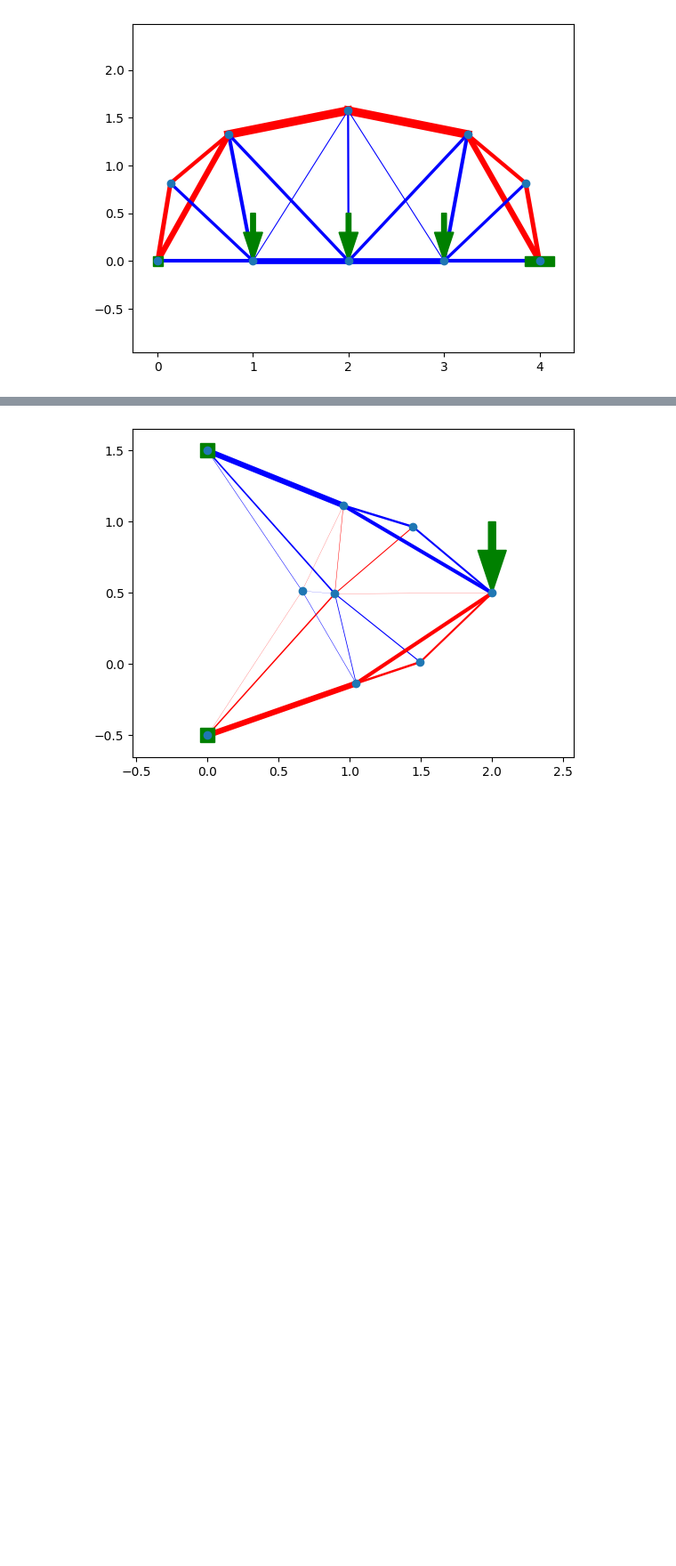
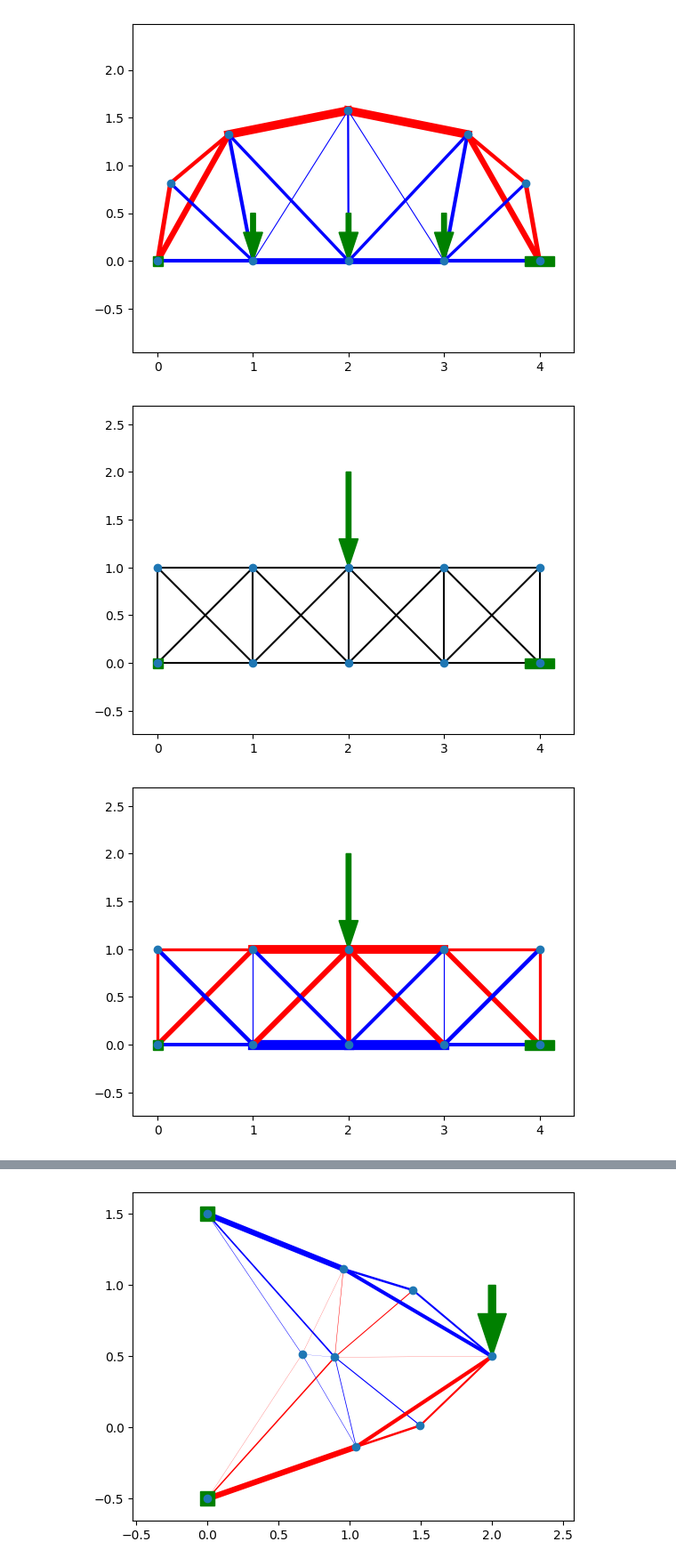
Before and after one commit to eschluntz/PytorchBridge, a Jupyter notebook: truss.ipynb, the cells around one changed output, grey strips where cells are left out. Shown: that part at 89% size. Saved outputs shown, nothing was run; the diff lists cells and outputs as text; code cells hidden in the pictures; blank space fills up the shorter version.

```diff
--- a/truss.ipynb
+++ b/truss.ipynb
@@ -263,3 +263,38 @@ t.optimize(render_live=True,save_gif=False)
 [figure]
 [figure]
 [figure]
+# %%
+# Holding a point load
+node_tensors = np.array([
+    (0.0, 0.0),
+    (0.0, 1.0),
+    (1.0, 0.0),
+    (1.0, 1.0),
+    (2.0, 0.0),
+    (2.0, 1.0),
+    (3.0, 0.0),
+    (3.0, 1.0),
+    (4.0, 0.0),
+    (4.0, 1.0),
+])
+edges = np.array((
+    (0,2), (2,4), (4,6), (6,8),
+    (1,3), (3,5), (5,7), (7,9),
+    (0,1), (2,3), (4,5), (6,7), (8,9),
+    (0,3), (2,5), (5,6), (7,8),
+    (1,2),(3,4),(4,7),(6,9)
+))
+t = Truss(node_tensors, edges)
+
+
+t.add_load(5, 0, -10)
+t.add_anchor(0)
+t.add_anchor(8,x_set=False)
+t.draw()
+t.calculate_forces()
+t.draw()
+
+t.optimize(render_live=True,save_gif=False)
+# %% [output]
+[figure, added]
+[figure, added]
```
Also changed, not shown: parts of 2 cells of this notebook, 1 other file.
